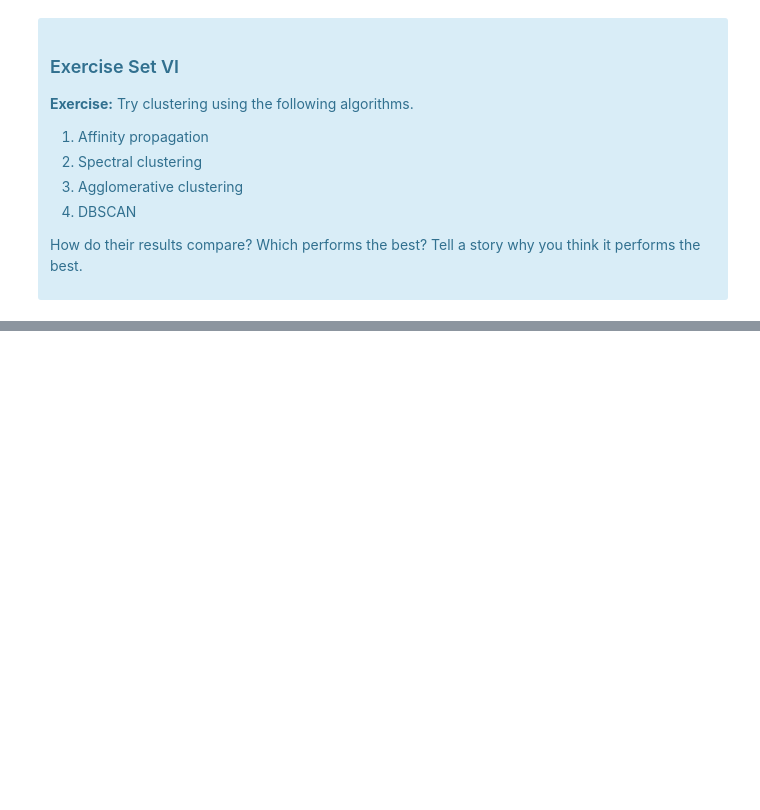
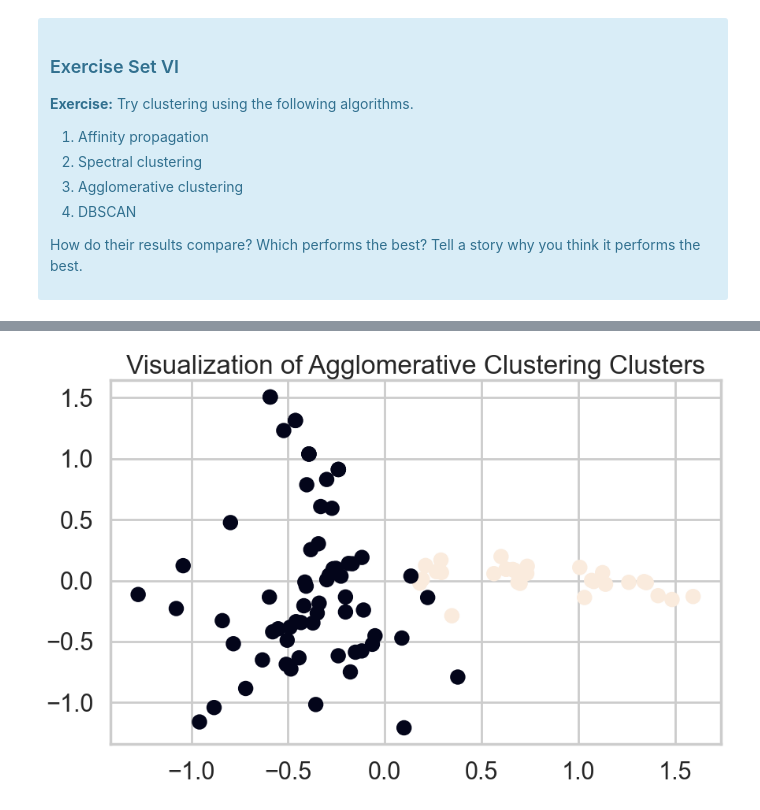
Before and after one commit to DawdlingDaedalus/mec-mini-projects, a Jupyter notebook: mec-16.2.6-clustering-mini-project/Mini_Project_Clustering.ipynb, the cells around one changed output, grey strips where cells are left out. Saved outputs shown, nothing was run; the diff lists cells and outputs as text; code cells hidden in the pictures; blank space fills up the shorter version.

```diff
--- a/mec-16.2.6-clustering-mini-project/Mini_Project_Clustering.ipynb
+++ b/mec-16.2.6-clustering-mini-project/Mini_Project_Clustering.ipynb
@@ -795,0 +829,17 @@ Source: http://scikit-learn.org/stable/modules/clustering.html
+# %%
+# Agglomerative Clustering
+
+from sklearn.cluster import AgglomerativeClustering
+
+agg = AgglomerativeClustering(n_clusters=2)
+labels_agg = agg.fit_predict(X)
+# %%
+pca = PCA(n_components=2)
+principal_components = pca.fit_transform(X)
+
+plt.figure(figsize=(10,6))
+plt.scatter(principal_components[:,0], principal_components[:,1], c=labels_agg)
+plt.title('Visualization of Agglomerative Clustering Clusters')
+plt.show()
+# %% [output]
+[figure, added]
```
Also changed, not shown: parts of 12 cells of this notebook.
